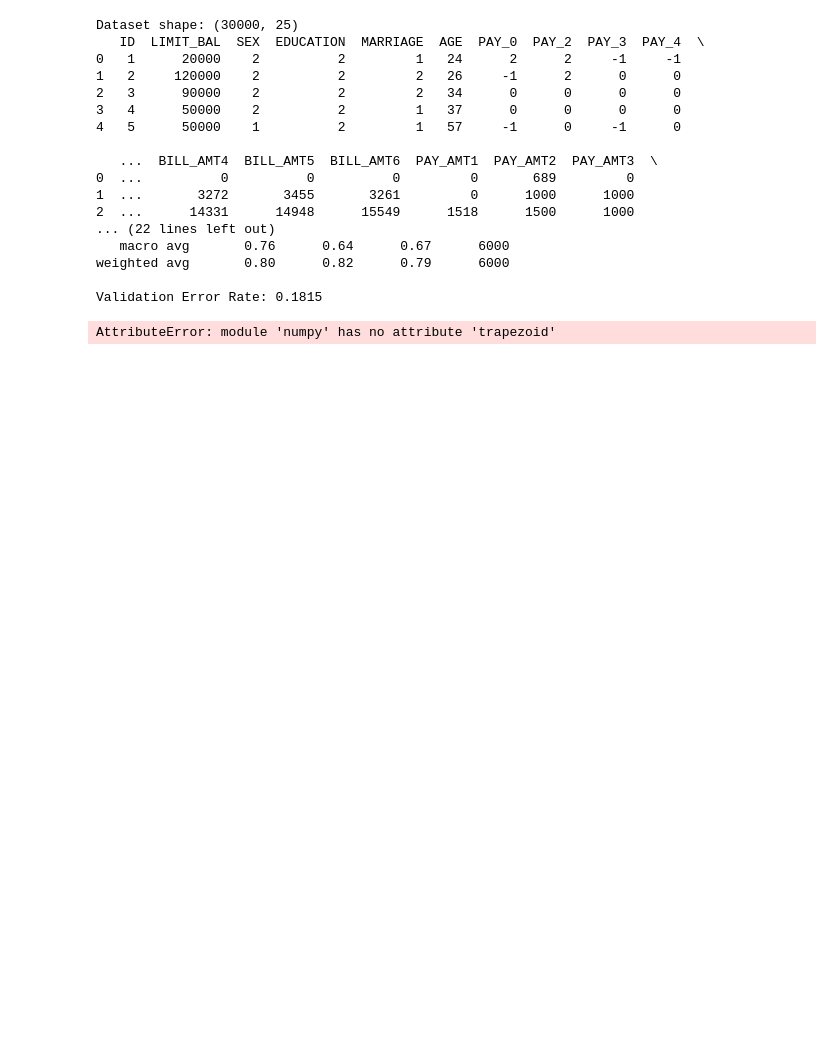
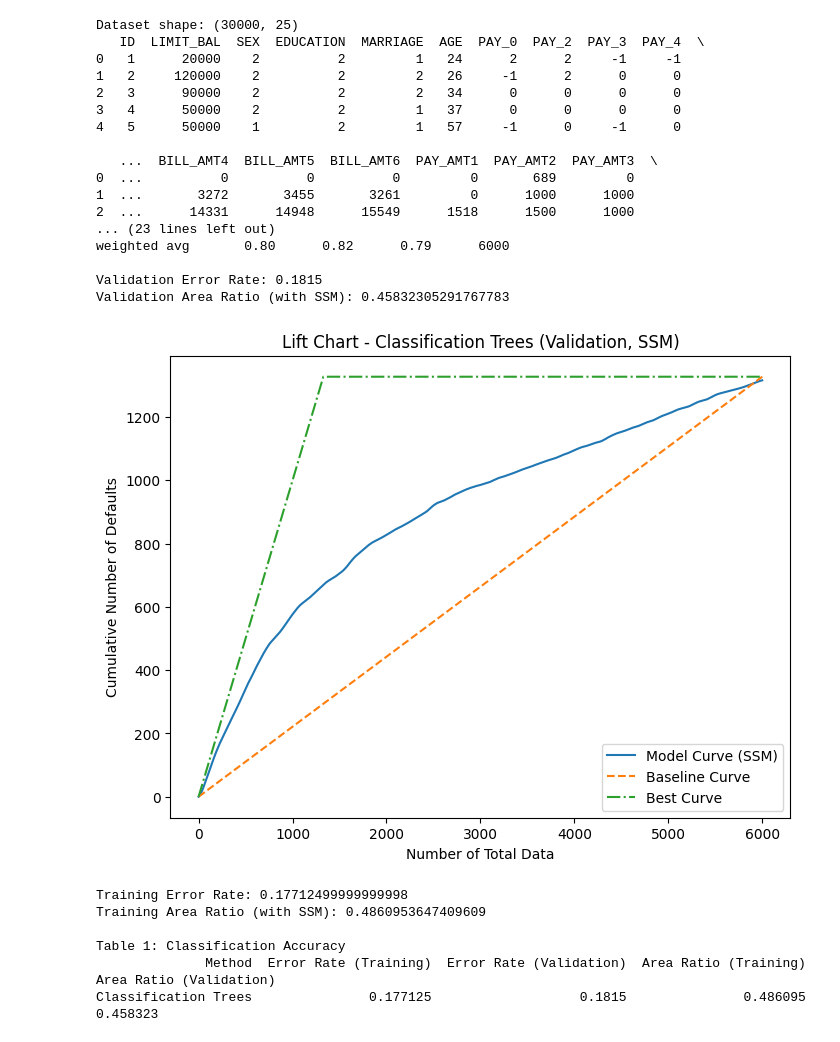
Before and after one commit to Aspyn25/DS_301_Mid_term, a Jupyter notebook: classification_tree.ipynb, the cells around one changed output. Cells and saved outputs as stored; diff of their text form; code cells hidden in the pictures; blank space fills up the shorter version.

```diff
--- a/classification_tree.ipynb
+++ b/classification_tree.ipynb
@@ -1,4 +1,5 @@
 # %%
+
 import numpy as np
 import pandas as pd
 import matplotlib.pyplot as plt
@@ -99,7 +100,7 @@ def compute_area_ratio(y_true, y_score, use_ssm=True, n=50):
     D = np.sum(y_true)       # Total defaults (using original labels)
     x = np.arange(0, N + 1)
 
-    area_model = np.trapezoid(cum_defaults, x)
+    area_model = np.trapz(cum_defaults, x)
 
     area_baseline = 0.5 * D * N
     area_diff = area_model - area_baseline
@@ -149,33 +150,39 @@ print("Training Error Rate:", train_error_rate)
 print("Training Area Ratio (with SSM):", area_ratio_train)
 
 # --- 8. Print the Values in a Table Format ---
 results = {
     'Method': ['Classification Trees'],
     'Error Rate (Training)': [train_error_rate],
     'Error Rate (Validation)': [error_rate],
     'Area Ratio (Training)': [area_ratio_train],
     'Area Ratio (Validation)': [area_ratio_val]
 }
 results_df = pd.DataFrame(results)
 
 print("\nTable 1: Classification Accuracy")
 print(results_df.to_string(index=False))
 # %% [output]
 Dataset shape: (30000, 25)
    ID  LIMIT_BAL  SEX  EDUCATION  MARRIAGE  AGE  PAY_0  PAY_2  PAY_3  PAY_4  \
 0   1      20000    2          2         1   24      2      2     -1     -1
 1   2     120000    2          2         2   26     -1      2      0      0
 2   3      90000    2          2         2   34      0      0      0      0
 3   4      50000    2          2         1   37      0      0      0      0
 4   5      50000    1          2         1   57     -1      0     -1      0
 
    ...  BILL_AMT4  BILL_AMT5  BILL_AMT6  PAY_AMT1  PAY_AMT2  PAY_AMT3  \
 0  ...          0          0          0         0       689         0
 1  ...       3272       3455       3261         0      1000      1000
 2  ...      14331      14948      15549      1518      1500      1000
-... (22 lines left out)
-   macro avg       0.76      0.64      0.67      6000
+... (23 lines left out)
 weighted avg       0.80      0.82      0.79      6000
 
 Validation Error Rate: 0.1815
+Validation Area Ratio (with SSM): 0.45832305291767783
+[figure, added]
-AttributeError: module 'numpy' has no attribute 'trapezoid'
+Training Error Rate: 0.17712499999999998
+Training Area Ratio (with SSM): 0.4860953647409609
+
+Table 1: Classification Accuracy
+              Method  Error Rate (Training)  Error Rate (Validation)  Area Ratio (Training)  Area Ratio (Validation)
+Classification Trees               0.177125                   0.1815               0.486095                 0.458323
```
Also changed, not shown: parts of 1 cell of this notebook.
